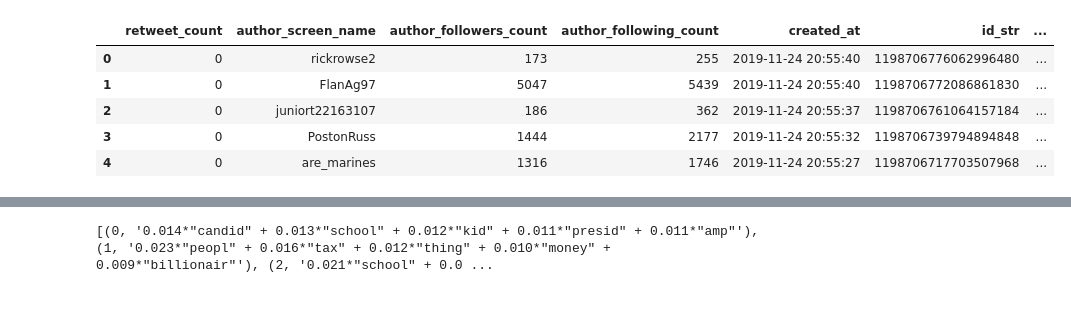
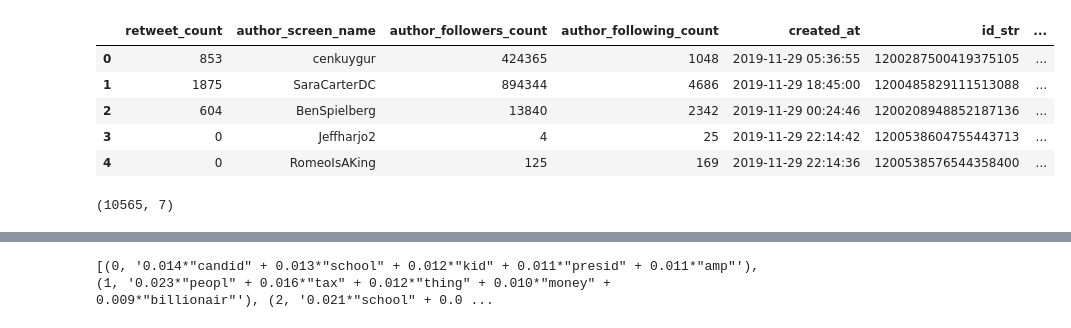
Before and after one commit to Eashani/Twitter-Data-Analysis-NLP, a Jupyter notebook: shared/LDA.ipynb, the cells around one changed output, grey strips where cells are left out. Drawn from its saved outputs; the diff is of its cells as text; code cells hidden in the pictures.

```diff
--- a/shared/LDA.ipynb
+++ b/shared/LDA.ipynb
@@ -51,13 +8,16 @@ data_elizabeth_warren.head()
-# %%
-with open('Joe.txt', 'r',encoding="utf8") as fJoe:
-    file_data_jb = [line.replace('backslashN', '\n').split('::::') for line in fJoe.readlines()]
-field_names_jb = ['retweet_count', 'author_screen_name', 'author_followers_count', 'author_following_count', 'created_at', 'id_str', 'full_text']
-data_joe_biden = pd.DataFrame(data=file_data_jb, columns=field_names_jb)
-data_joe_biden.head()
-# %% [output]
-|  | retweet_count | author_screen_name | author_followers_count | author_following_count | created_at | id_str | ... |
-| 0 | 0 | rickrowse2 | 173 | 255 | 2019-11-24 20:55:40 | 1198706776062996480 | ... |
-| 1 | 0 | FlanAg97 | 5047 | 5439 | 2019-11-24 20:55:40 | 1198706772086861830 | ... |
-| 2 | 0 | juniort22163107 | 186 | 362 | 2019-11-24 20:55:37 | 1198706761064157184 | ... |
-| 3 | 0 | PostonRuss | 1444 | 2177 | 2019-11-24 20:55:32 | 1198706739794894848 | ... |
-| 4 | 0 | are_marines | 1316 | 1746 | 2019-11-24 20:55:27 | 1198706717703507968 | ... |
+# %%
+import pandas as pd
+df = pd.read_csv('dataset_Bernie.csv')
+# %%
+df.head()
+# %% [output]
+|  | retweet_count | author_screen_name | author_followers_count | author_following_count | created_at | id_str | ... |
+| 0 | 853 | cenkuygur | 424365 | 1048 | 2019-11-29 05:36:55 | 1200287500419375105 | ... |
+| 1 | 1875 | SaraCarterDC | 894344 | 4686 | 2019-11-29 18:45:00 | 1200485829111513088 | ... |
+| 2 | 604 | BenSpielberg | 13840 | 2342 | 2019-11-29 00:24:46 | 1200208948852187136 | ... |
+| 3 | 0 | Jeffharjo2 | 4 | 25 | 2019-11-29 22:14:42 | 1200538604755443713 | ... |
+| 4 | 0 | RomeoIsAKing | 125 | 169 | 2019-11-29 22:14:36 | 1200538576544358400 | ... |
+# %%
+df.shape
+# %% [output]
+(10565, 7)
```
Also changed, not shown: parts of 27 cells of this notebook, 31 other files.
